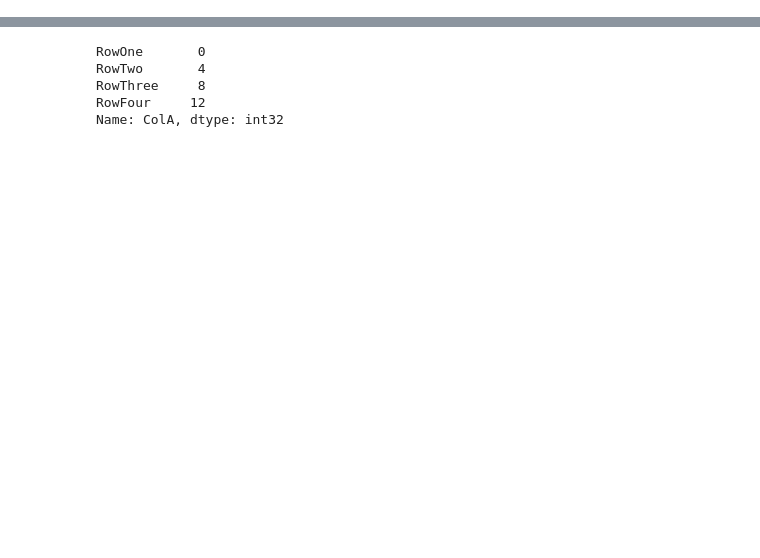
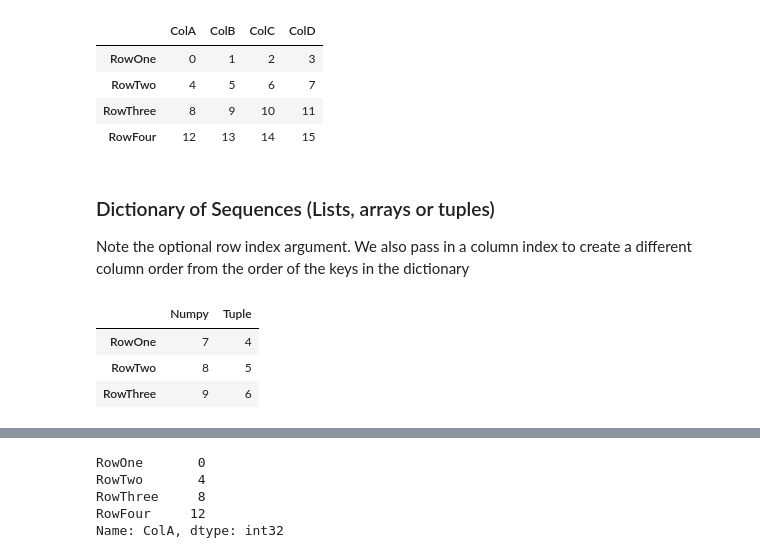
Before and after one commit to kennyrnwilson/python, a Jupyter notebook: pandas/dataframe.ipynb, the cells around one changed output, grey strips where cells are left out. Drawn from its saved outputs; the diff is of its cells as text; code cells hidden in the pictures; blank space fills up the shorter version.

```diff
--- a/pandas/dataframe.ipynb
+++ b/pandas/dataframe.ipynb
@@ -18,0 +82,22 @@ df.columns.name = "Attributes"
+# %%
+rowIndex = ["RowOne", "RowTwo", "RowThree", "RowFour"]
+colIndex = ['ColA','ColB','ColC','ColD']
+pd.DataFrame(np.arange(16).reshape(4,4), index=rowIndex, columns=colIndex)
+# %% [output]
+|  | ColA | ColB | ColC | ColD |
+| RowOne | 0 | 1 | 2 | 3 |
+| RowTwo | 4 | 5 | 6 | 7 |
+| RowThree | 8 | 9 | 10 | 11 |
+| RowFour | 12 | 13 | 14 | 15 |
+# %% [markdown]
+### Dictionary of Sequences (Lists, arrays or tuples)
+Note the optional row index argument. We also pass in a column index to create a different column order from the order of the keys in the dictionary
+# %%
+data = {"List" : [1,2,3], "Tuple" : (4,5,6), "Numpy" : np.array([7,8,9])}
+
+pd.DataFrame(data, index = ["RowOne", "RowTwo", "RowThree"], columns=["Numpy","Tuple"])
+# %% [output]
+|  | Numpy | Tuple |
+| RowOne | 7 | 4 |
+| RowTwo | 8 | 5 |
+| RowThree | 9 | 6 |
```
Also changed, not shown: parts of 110 cells of this notebook.
